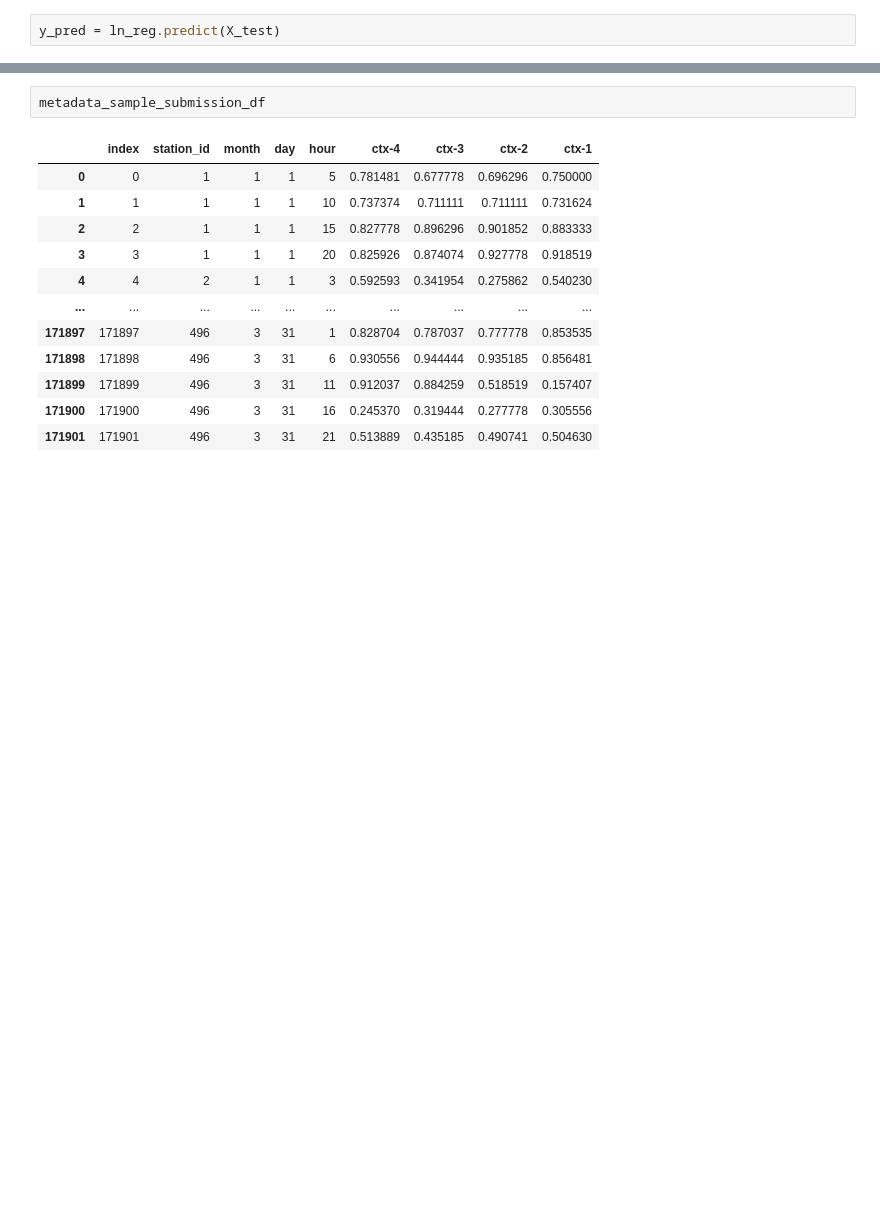
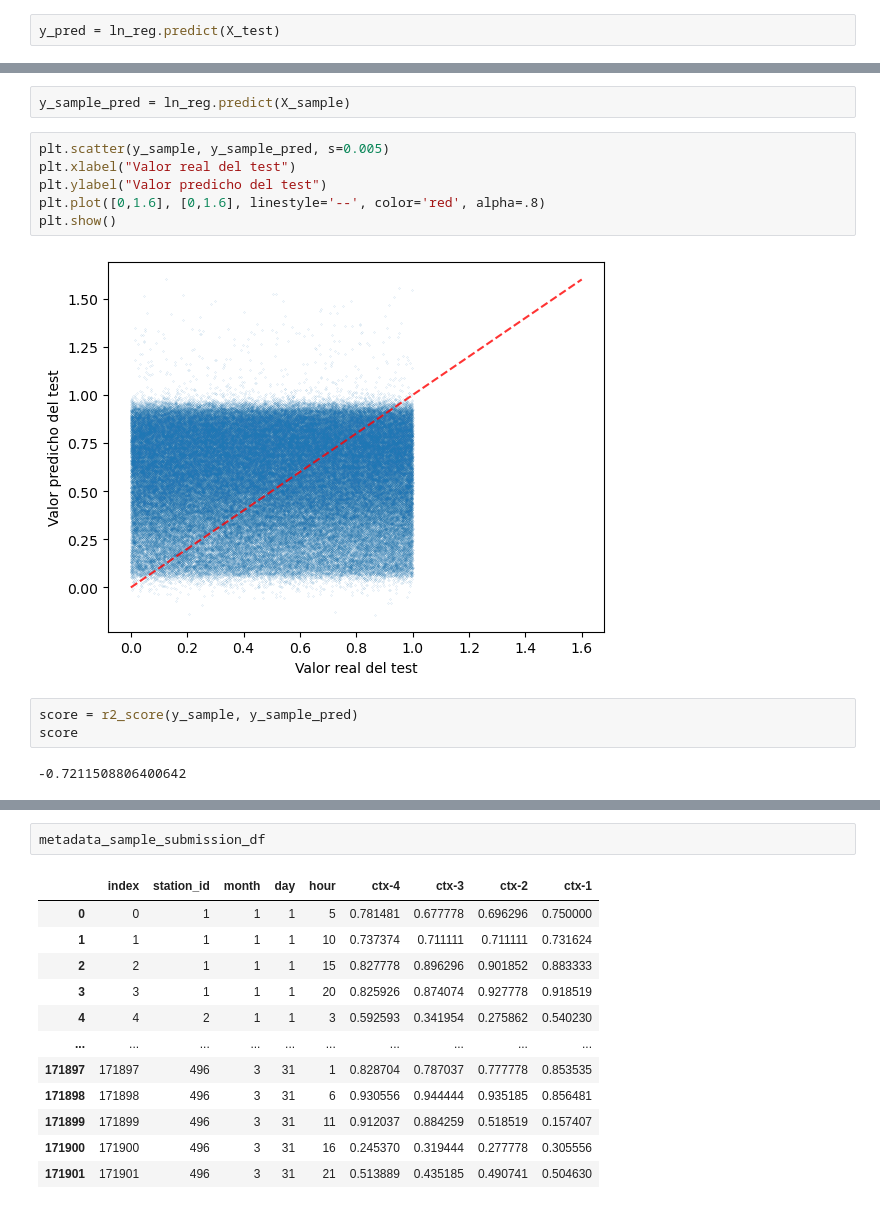
Before and after one commit to franmastromarino/ub-bicing-capstone-project, a Jupyter notebook: training.ipynb, the cells around one changed output, grey strips where cells are left out. Drawn from its saved outputs; the diff is of its cells as text; blank space fills up the shorter version.

```diff
--- a/training.ipynb
+++ b/training.ipynb
@@ -110,0 +153,15 @@ score
+# %%
+y_sample_pred = ln_reg.predict(X_sample)
+# %%
+plt.scatter(y_sample, y_sample_pred, s=0.005)
+plt.xlabel("Valor real del test")
+plt.ylabel("Valor predicho del test")
+plt.plot([0,1.6], [0,1.6], linestyle='--', color='red', alpha=.8)
+plt.show()
+# %% [output]
+[figure, added]
+# %%
+score = r2_score(y_sample, y_sample_pred)
+score
+# %% [output]
+-0.7211508806400642
```
Also changed, not shown: parts of 44 cells of this notebook.
